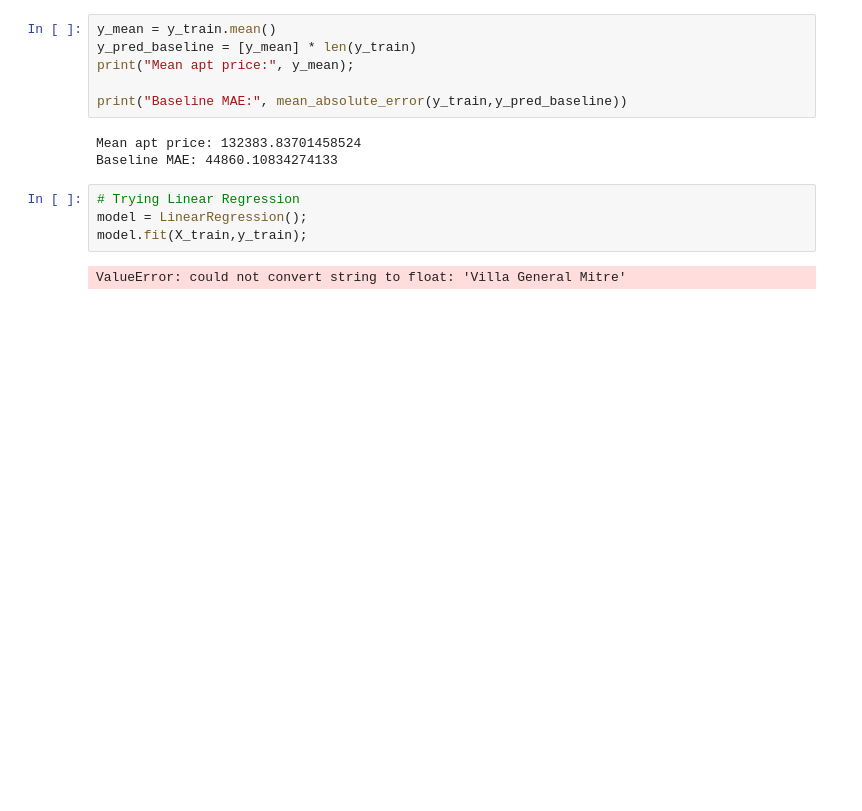
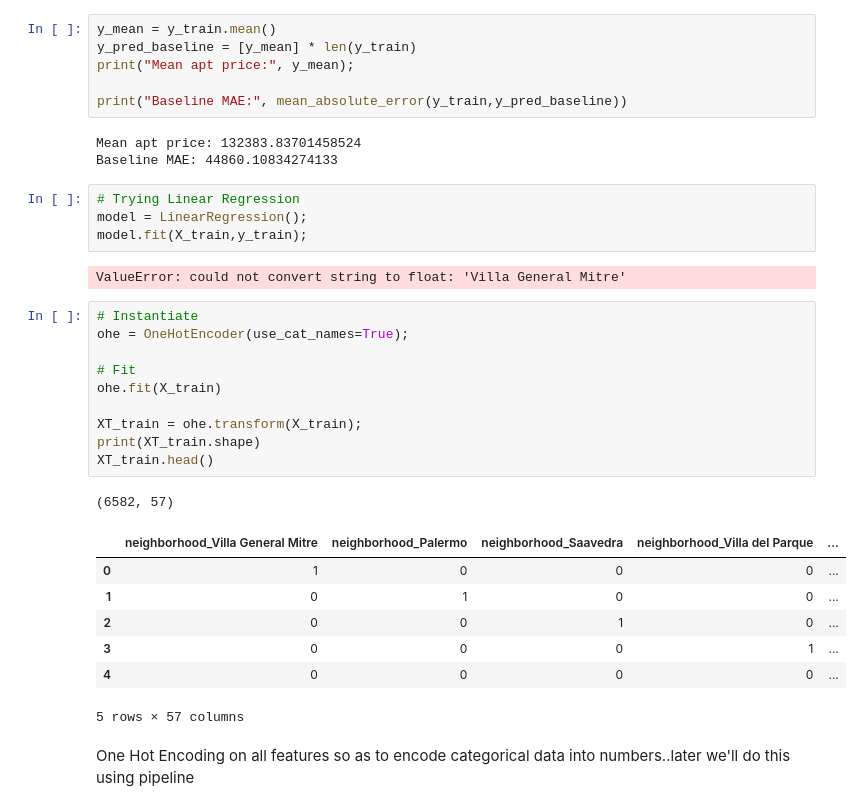
Before and after one commit to programmer-shark/house-price-prediction, a Jupyter notebook: 023-price-and-neighborhood.ipynb, the cells around one changed output. Drawn from its saved outputs; the diff is of its cells as text; blank space fills up the shorter version.

Commit message:
One Hot Encoding without a pipeline

```diff
--- a/023-price-and-neighborhood.ipynb
+++ b/023-price-and-neighborhood.ipynb
@@ -129,3 +129,24 @@ model = LinearRegression();
 model.fit(X_train,y_train);
 # %% [output]
 ValueError: could not convert string to float: 'Villa General Mitre'
+# %%
+# Instantiate
+ohe = OneHotEncoder(use_cat_names=True);
+
+# Fit
+ohe.fit(X_train)
+
+XT_train = ohe.transform(X_train);
+print(XT_train.shape)
+XT_train.head()
+# %% [output]
+(6582, 57)
+|  | neighborhood_Villa General Mitre | neighborhood_Palermo | neighborhood_Saavedra | neighborhood_Villa del Parque | ... |
+| 0 | 1 | 0 | 0 | 0 | ... |
+| 1 | 0 | 1 | 0 | 0 | ... |
+| 2 | 0 | 0 | 1 | 0 | ... |
+| 3 | 0 | 0 | 0 | 1 | ... |
+| 4 | 0 | 0 | 0 | 0 | ... |
+5 rows × 57 columns
+# %% [markdown]
+One Hot Encoding on all features so as to encode categorical data into numbers..later we'll do this using pipeline
```
